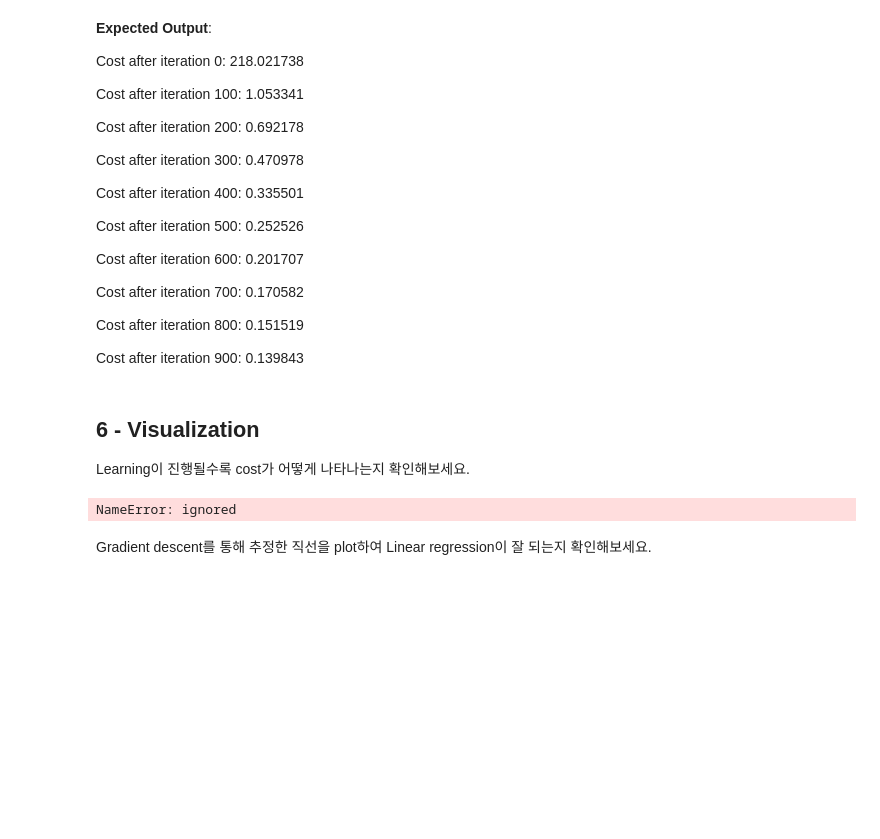
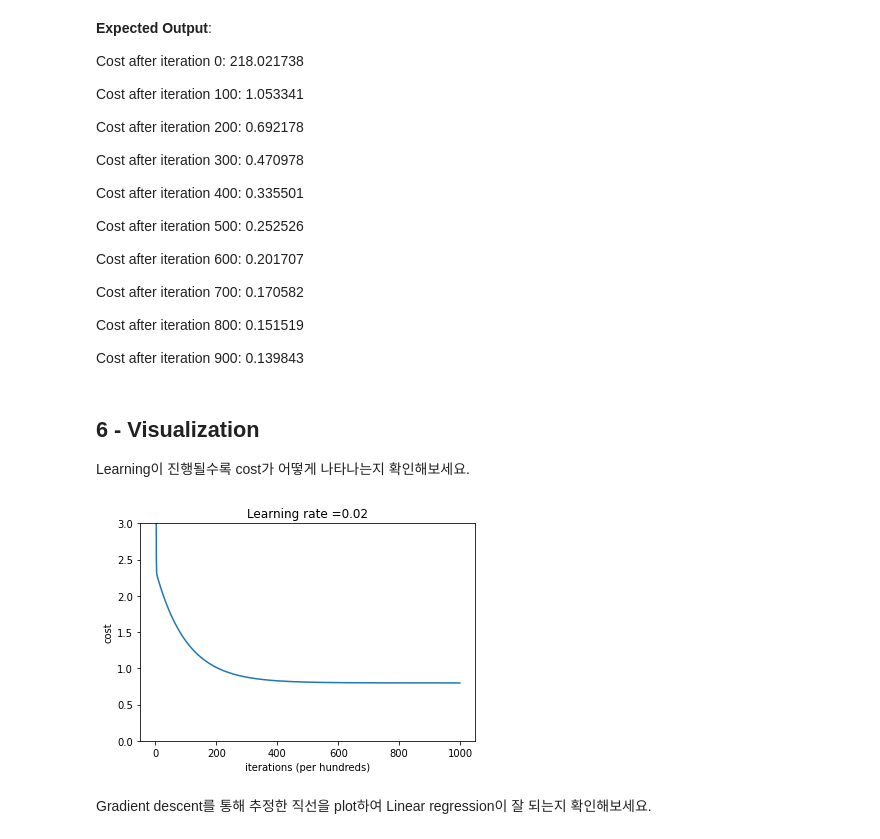
Before and after one commit to woonghee97/deep_learning, a Jupyter notebook: HW1.ipynb, the cells around one changed output. Saved outputs shown, nothing was run; the diff lists cells and outputs as text; code cells hidden in the pictures; blank space fills up the shorter version.

```diff
--- a/HW1.ipynb
+++ b/HW1.ipynb
@@ -403,14 +402,14 @@ Learning이 진행될수록 cost가 어떻게 나타나는지 확인해보세요
 # %%
 # Plot learning curve (with costs)
 costs = np.squeeze(d['costs'])
 plt.plot(costs)
 plt.ylabel('cost')
-plt.ylim((0,1))
+plt.ylim((0,3))
 plt.xlabel('iterations (per hundreds)')
 plt.title("Learning rate =" + str(d["learning_rate"]))
 plt.show()
 # %% [output]
-NameError: ignored
+[figure, added]
 # %% [markdown]
 Gradient descent를 통해 추정한 직선을 plot하여 Linear regression이 잘 되는지 확인해보세요.
 # %%
```
Also changed, not shown: parts of 10 cells of this notebook.
